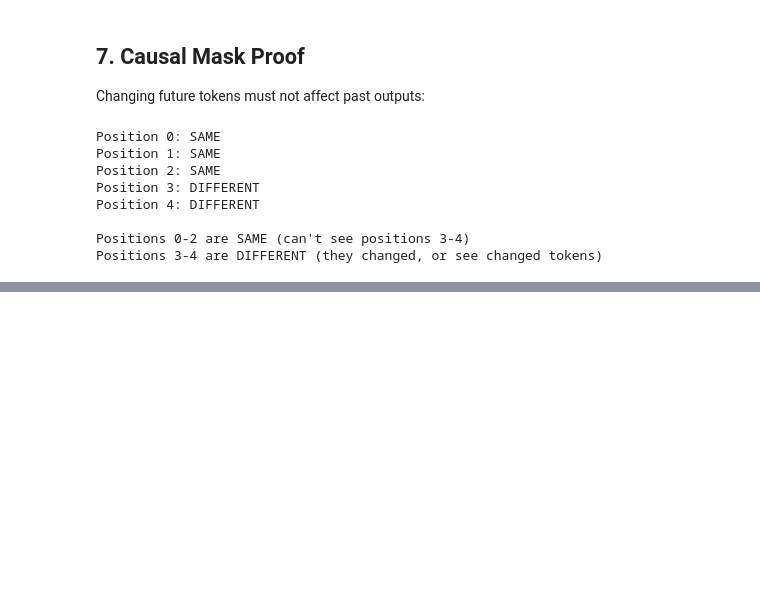
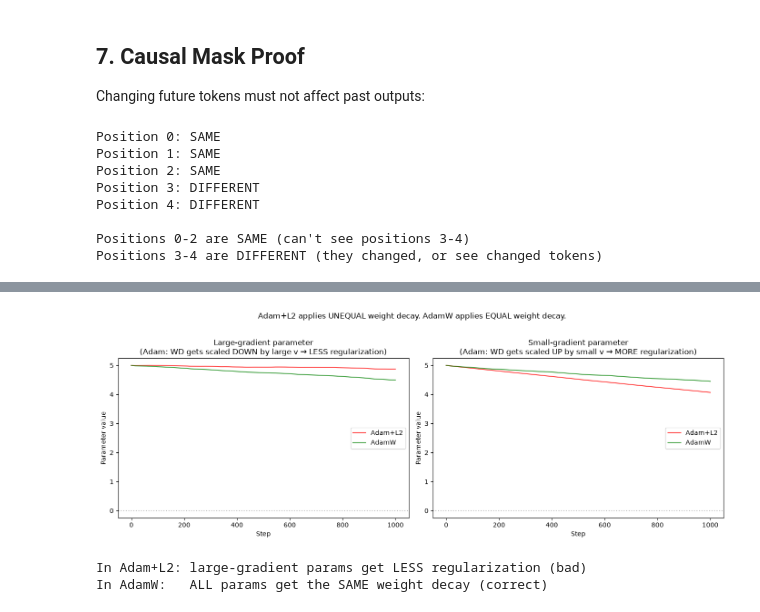
Before and after one commit to Sushanth-reddyD/minigpt, a Jupyter notebook: playground.ipynb, the cells around one changed output, grey strips where cells are left out. Saved outputs shown, nothing was run; the diff lists cells and outputs as text; code cells hidden in the pictures; blank space fills up the shorter version.

```diff
--- a/playground.ipynb
+++ b/playground.ipynb
@@ -331,0 +1213,79 @@ The architecture is complete. To get real text generation:
+# %%
+# ─── Adam vs AdamW: weight decay behavior ───
+# Track a single parameter with large gradients and one with small gradients
+np.random.seed(42)
+steps = 1000
+lr = 0.001
+wd = 0.1  # exaggerated for visibility
+beta1, beta2, eps = 0.9, 0.999, 1e-8
+
+# Param with LARGE gradients (v will be large → less WD in Adam)
+# Param with SMALL gradients (v will be small → more WD in Adam)
+grads_large = np.random.randn(steps) * 5.0
+grads_small = np.random.randn(steps) * 0.1
+
+def simulate_adam_wd(grads, lr, wd, steps):
+    """Adam with L2 regularization (weight decay in gradient)."""
+    theta = 5.0  # start far from 0
+    m, v = 0, 0
+    history = [theta]
+    for t in range(1, steps + 1):
+        g = grads[t-1] + wd * theta  # L2 regularization added to gradient!
+        m = beta1 * m + (1 - beta1) * g
+        v = beta2 * v + (1 - beta2) * g**2
+        m_hat = m / (1 - beta1**t)
+        v_hat = v / (1 - beta2**t)
+        theta = theta - lr * m_hat / (np.sqrt(v_hat) + eps)
+        history.append(theta)
+    return np.array(history)
+
+def simulate_adamw(grads, lr, wd, steps):
+    """AdamW: decoupled weight decay."""
+    theta = 5.0
+    m, v = 0, 0
+    history = [theta]
+    for t in range(1, steps + 1):
+        g = grads[t-1]  # NO weight decay in gradient
+        m = beta1 * m + (1 - beta1) * g
+        v = beta2 * v + (1 - beta2) * g**2
+        m_hat = m / (1 - beta1**t)
+        v_hat = v / (1 - beta2**t)
+        theta = theta - lr * m_hat / (np.sqrt(v_hat) + eps) - lr * wd * theta  # WD applied directly
+        history.append(theta)
+    return np.array(history)
+
+fig, (ax1, ax2) = plt.subplots(1, 2, figsize=(14, 5))
+
+# Large gradient parameter
+adam_large = simulate_adam_wd(grads_large, lr, wd, steps)
+adamw_large = simulate_adamw(grads_large, lr, wd, steps)
+ax1.plot(adam_large, label='Adam+L2', color='red', alpha=0.7)
+ax1.plot(adamw_large, label='AdamW', color='green', alpha=0.7)
+ax1.axhline(y=0, color='grey', linestyle=':', alpha=0.5)
+ax1.set_title('Large-gradient parameter\n(Adam: WD gets scaled DOWN by large v → LESS regularization)')
+ax1.set_xlabel('Step')
+ax1.set_ylabel('Parameter value')
+ax1.legend()
+
+# Small gradient parameter
+adam_small = simulate_adam_wd(grads_small, lr, wd, steps)
+adamw_small = simulate_adamw(grads_small, lr, wd, steps)
+ax2.plot(adam_small, label='Adam+L2', color='red', alpha=0.7)
+ax2.plot(adamw_small, label='AdamW', color='green', alpha=0.7)
+ax2.axhline(y=0, color='grey', linestyle=':', alpha=0.5)
+ax2.set_title('Small-gradient parameter\n(Adam: WD gets scaled UP by small v → MORE regularization)')
+ax2.set_xlabel('Step')
+ax2.set_ylabel('Parameter value')
+ax2.legend()
+
+plt.suptitle('Adam+L2 applies UNEQUAL weight decay. AdamW applies EQUAL weight decay.', fontsize=12, y=1.02)
+plt.tight_layout()
+plt.savefig('adam_vs_adamw.png', dpi=150, bbox_inches='tight')
+plt.show()
+
+print("In Adam+L2: large-gradient params get LESS regularization (bad)")
+print("In AdamW:   ALL params get the SAME weight decay (correct)")
+# %% [output]
+[figure, added]
+In Adam+L2: large-gradient params get LESS regularization (bad)
+In AdamW:   ALL params get the SAME weight decay (correct)
```
Also changed, not shown: parts of 53 cells of this notebook, 1 other file.
